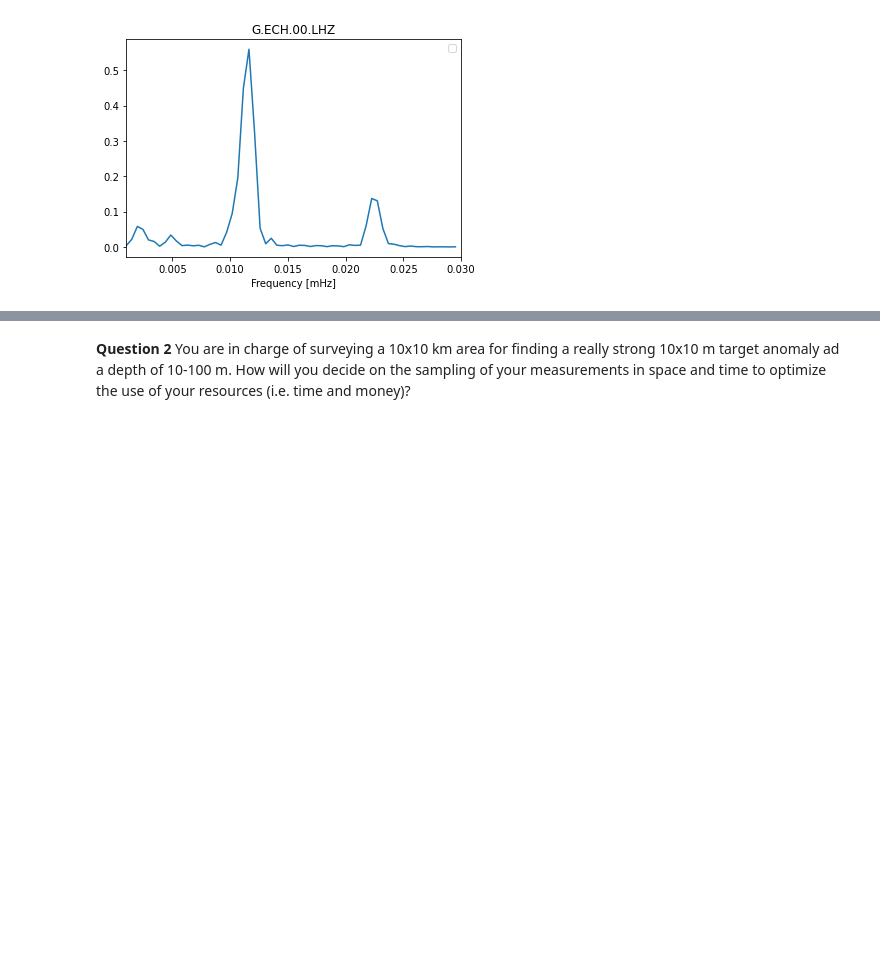
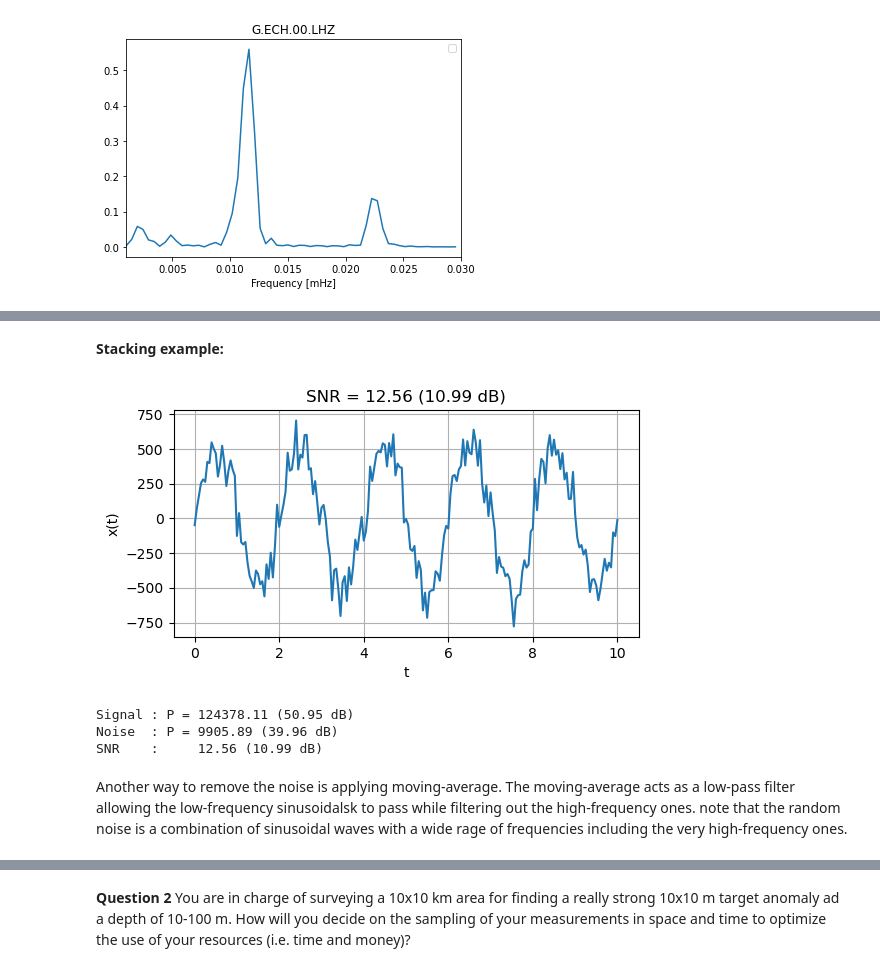
Before and after one commit to globalseismology/avni-courses.solid-earth-fundamentals, a Jupyter notebook: Field_Trip_2_Geophysics/Field_Geophysics.ipynb, the cells around one changed output, grey strips where cells are left out. Saved outputs shown, nothing was run; the diff lists cells and outputs as text; code cells hidden in the pictures; blank space fills up the shorter version.

Commit message:
SP Adding moving average + Moving Fourier transform to PS5

```diff
--- a/Field_Trip_2_Geophysics/Field_Geophysics.ipynb
+++ b/Field_Trip_2_Geophysics/Field_Geophysics.ipynb
@@ -274,8 +232,0 @@ SNR    :     11.29 (10.53 dB)
-# %%
-# if the signal is misaligned, the stacking is less efficient
-x_signal100 = np.zeros(np.shape(t))
-for ii in range(100):
-    t_shift = 2 * (np.random.rand() - 0.5)
-    x_signal1 = 0.2 * np.sin(2*np.pi/2*(t-t_shift)) + np.random.normal(2,1,size=np.shape(t))
-    x_signal100 = x_signal100 + x_signal1
-x_signal100 = x_signal100 / 100
@@ -720,0 +659,2 @@ plt.show()
+# %% [markdown]
+**Stacking example:**
@@ -720,0 +687,19 @@ plt.show()
+# %%
+plt.figure(figsize=[6,3], dpi=100)
+plt.plot(t,x_all100)
+plt.grid()
+plt.xlabel('t')
+plt.ylabel('x(t)')
+plt.title('SNR = %.2f (%.2f dB)' % (snr100, snr100_dB))
+plt.show()
+
+print('Signal : P = %.2f (%.2f dB)' % (P_signal100, P_signal100_dB))
+print('Noise  : P = %.2f (%.2f dB)' % (P_noise100, P_noise100_dB))
+print('SNR    :     %.2f (%.2f dB)' % (snr100, snr100_dB))
+# %% [output]
+[figure, new version]
+Signal : P = 124378.11 (50.95 dB)
+Noise  : P = 9905.89 (39.96 dB)
+SNR    :     12.56 (10.99 dB)
+# %% [markdown]
+Another way to remove the noise is applying moving-average. The moving-average acts as a low-pass filter allowing the low-frequency sinusoidalsk to pass while filtering out the high-frequency ones. note that the random noise is a combination of sinusoidal waves with a wide rage of frequencies including the very high-frequency ones.
```
Also changed, not shown: parts of 29 cells of this notebook, 1 other file.
